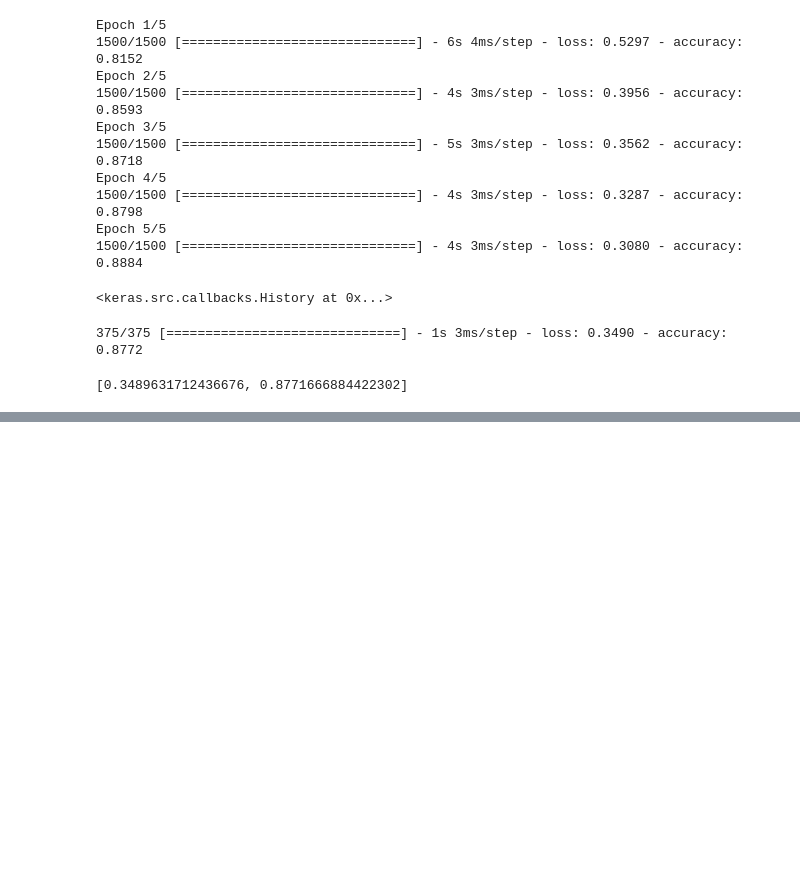
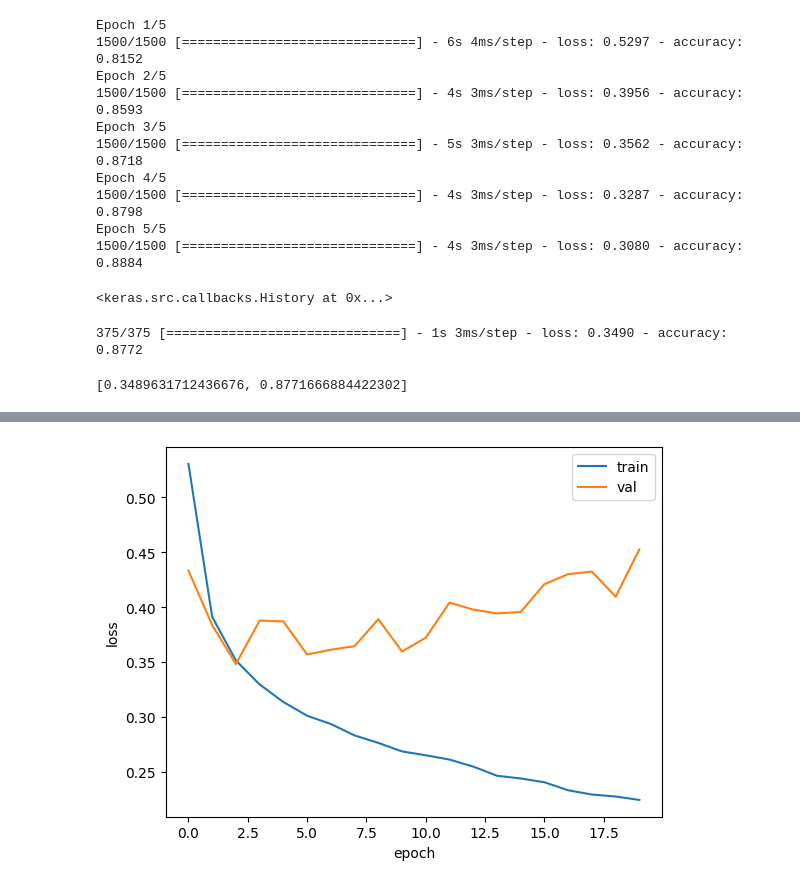
Before and after one commit to Sangyeonglee353/ai-hongong, a Jupyter notebook: Chapter_07_딥러닝을_시작합니다.ipynb, the cells around one changed output, grey strips where cells are left out. Saved outputs shown, nothing was run; the diff lists cells and outputs as text; code cells hidden in the pictures; blank space fills up the shorter version.

```diff
--- a/Chapter_07_딥러닝을_시작합니다.ipynb
+++ b/Chapter_07_딥러닝을_시작합니다.ipynb
@@ -385,0 +472,6 @@ model.evaluate(val_scaled, val_target)
+# %%
+# 1. 에포크마다 검증 손실을 계산하기 위해 케라스 모델의 fit() 메서드에 검증 데이터 전달
+# [참고] validation_data 매개변수에 검증에 사용할 입력과 타깃값을 튜플로 만들어 전달
+model = model_fn()
+model.compile(loss='sparse_categorical_crossentropy', metrics='accuracy')
+history = model.fit(train_scaled, train_target, epochs=20, verbose=0, validation_data=(val_scaled, val_target))
@@ -385,0 +483,14 @@ model.evaluate(val_scaled, val_target)
+# %%
+# 3. 훈련 손실과 검증 손실 matplot으로 확인하기
+# [결과] 초기에 검증 손실이 감소하다가 다섯 번째 에포크 만에 다시 상승 시작
+# [결론] 훈련 손실은 꾸준히 감소하기 때문에 전형적인 과대적합 모델 생성
+# [후처리] 검증 손실이 상승하는 시점을 가능한 뒤로 늦추면 검증 세트에 대한 손실이 줄어들 뿐 아니라
+#          검증 세트에 대한 정확도도 증가할 것으로 보임.
+plt.plot(history.history['loss'])
+plt.plot(history.history['val_loss'])
+plt.xlabel('epoch')
+plt.ylabel('loss')
+plt.legend(['train', 'val'])
+plt.show()
+# %% [output]
+[figure, added]
```
Also changed, not shown: parts of 32 cells of this notebook.
